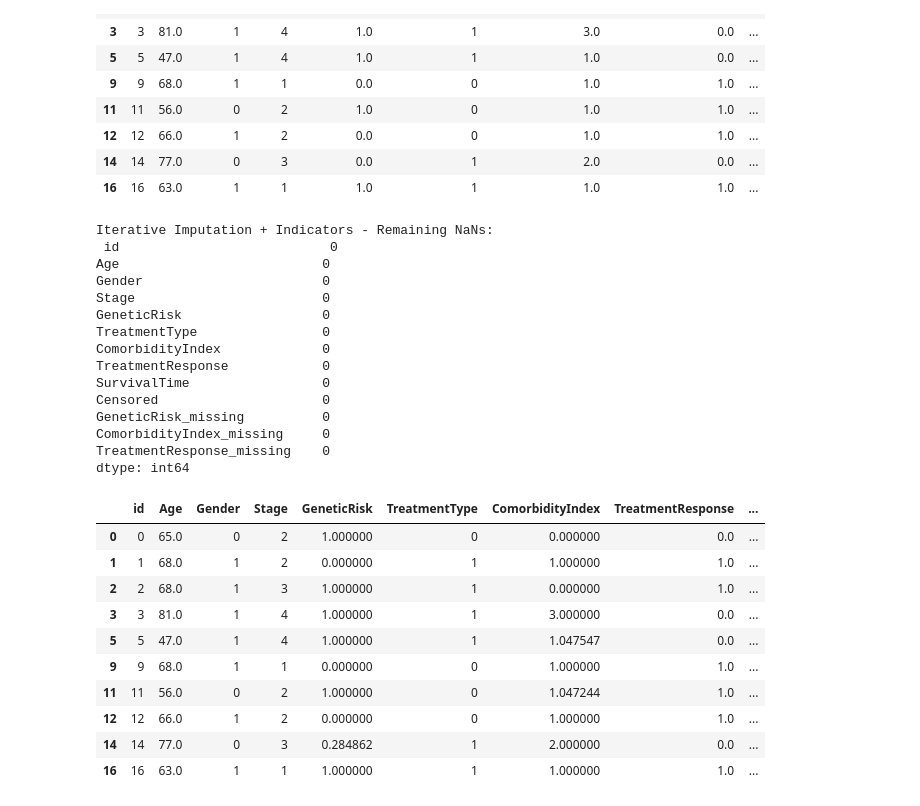
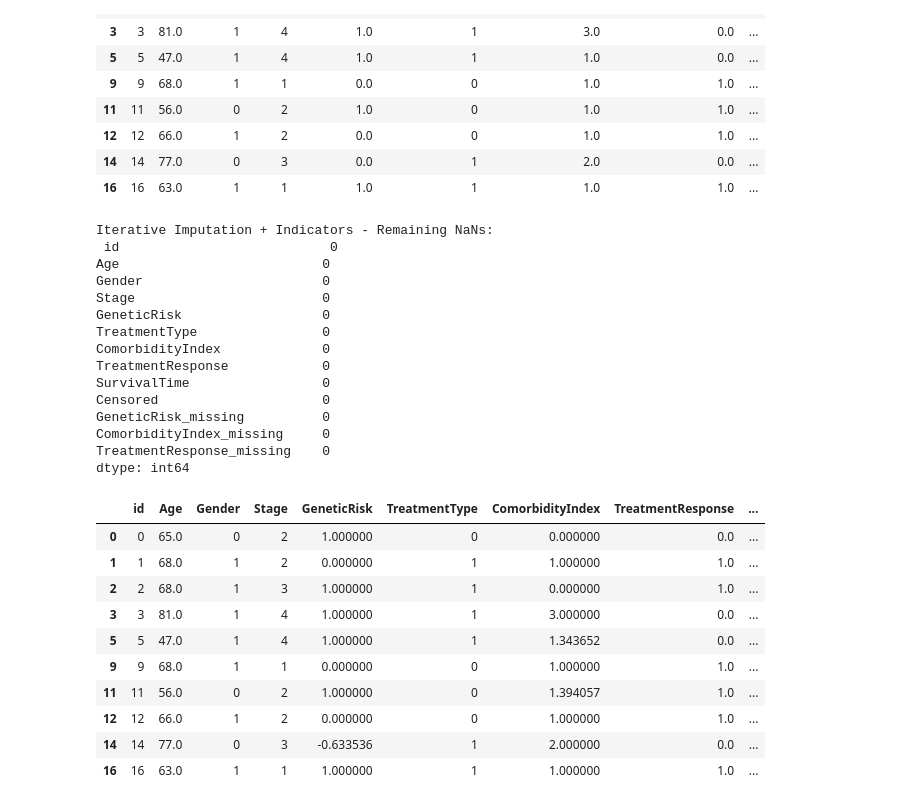
Before and after one commit to PLONTZNathan/MachineLearning_Assignment2, a Jupyter notebook: src/task3.ipynb, the cells around one changed output. Saved outputs shown, nothing was run; the diff lists cells and outputs as text; code cells hidden in the pictures.

```diff
--- a/src/task3.ipynb
+++ b/src/task3.ipynb
@@ -331,50 +365,46 @@ dtype: int64
 | 16 | 16 | 63.0 | 1 | 1 | 1.0 | 1 | 1.0 | 1.0 | ... |
 # %%
 # --- Iterative Imputation with Missing Indicators ---
-imputer = IterativeImputer(max_iter=10, random_state=42, sample_posterior=False)
-indicator = MissingIndicator()  # crée les colonnes indicatrices
+imputer = IterativeImputer(max_iter=10, random_state=42, sample_posterior=True)
+indicator = MissingIndicator()
 
-# Fit imputers
 imputer.fit(df[cols_to_impute])
-missing_mask = indicator.fit_transform(df[cols_to_impute]).astype(int)  # Convert True/False -> 1/0
+missing_mask = indicator.fit_transform(df[cols_to_impute]).astype(int)
 
-# Perform imputation
 transformed = imputer.transform(df[cols_to_impute])
 
-# Build final DataFrame
 df_iter_indicator2 = df.copy()
 df_iter_indicator2[cols_to_impute] = transformed
 
-# Add indicator columns manuellement avec nommage <colonne>_missing
 indicator_cols = [df[cols_to_impute].columns[i] + "_missing" for i in indicator.features_]
 df_iter_indicator2[indicator_cols] = missing_mask
 
 print("Iterative Imputation + Indicators - Remaining NaNs:\n", df_iter_indicator2.isna().sum())
 df_iter_indicator2.head(10)
 # %% [output]
 Iterative Imputation + Indicators - Remaining NaNs:
  id                           0
 Age                          0
 Gender                       0
 Stage                        0
 GeneticRisk                  0
 TreatmentType                0
 ComorbidityIndex             0
 TreatmentResponse            0
 SurvivalTime                 0
 Censored                     0
 GeneticRisk_missing          0
 ComorbidityIndex_missing     0
 TreatmentResponse_missing    0
 dtype: int64
 |  | id | Age | Gender | Stage | GeneticRisk | TreatmentType | ComorbidityIndex | TreatmentResponse | ... |
 | 0 | 0 | 65.0 | 0 | 2 | 1.000000 | 0 | 0.000000 | 0.0 | ... |
 | 1 | 1 | 68.0 | 1 | 2 | 0.000000 | 1 | 1.000000 | 1.0 | ... |
 | 2 | 2 | 68.0 | 1 | 3 | 1.000000 | 1 | 0.000000 | 1.0 | ... |
 | 3 | 3 | 81.0 | 1 | 4 | 1.000000 | 1 | 3.000000 | 0.0 | ... |
-| 5 | 5 | 47.0 | 1 | 4 | 1.000000 | 1 | 1.047547 | 0.0 | ... |
+| 5 | 5 | 47.0 | 1 | 4 | 1.000000 | 1 | 1.343652 | 0.0 | ... |
 | 9 | 9 | 68.0 | 1 | 1 | 0.000000 | 0 | 1.000000 | 1.0 | ... |
-| 11 | 11 | 56.0 | 0 | 2 | 1.000000 | 0 | 1.047244 | 1.0 | ... |
+| 11 | 11 | 56.0 | 0 | 2 | 1.000000 | 0 | 1.394057 | 1.0 | ... |
 | 12 | 12 | 66.0 | 1 | 2 | 0.000000 | 0 | 1.000000 | 1.0 | ... |
-| 14 | 14 | 77.0 | 0 | 3 | 0.284862 | 1 | 2.000000 | 0.0 | ... |
+| 14 | 14 | 77.0 | 0 | 3 | -0.633536 | 1 | 2.000000 | 0.0 | ... |
 | 16 | 16 | 63.0 | 1 | 1 | 1.000000 | 1 | 1.000000 | 1.0 | ... |
```
Also changed, not shown: parts of 23 cells of this notebook, 11 other files.
